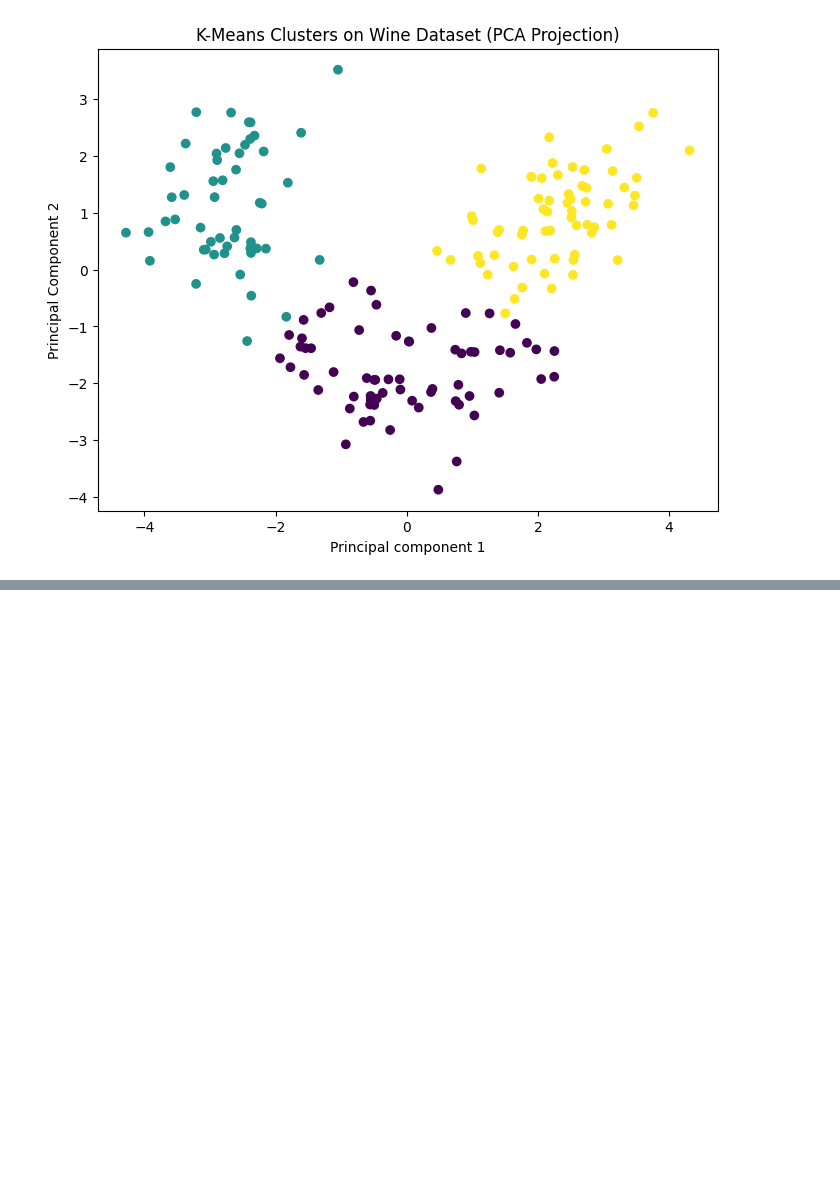
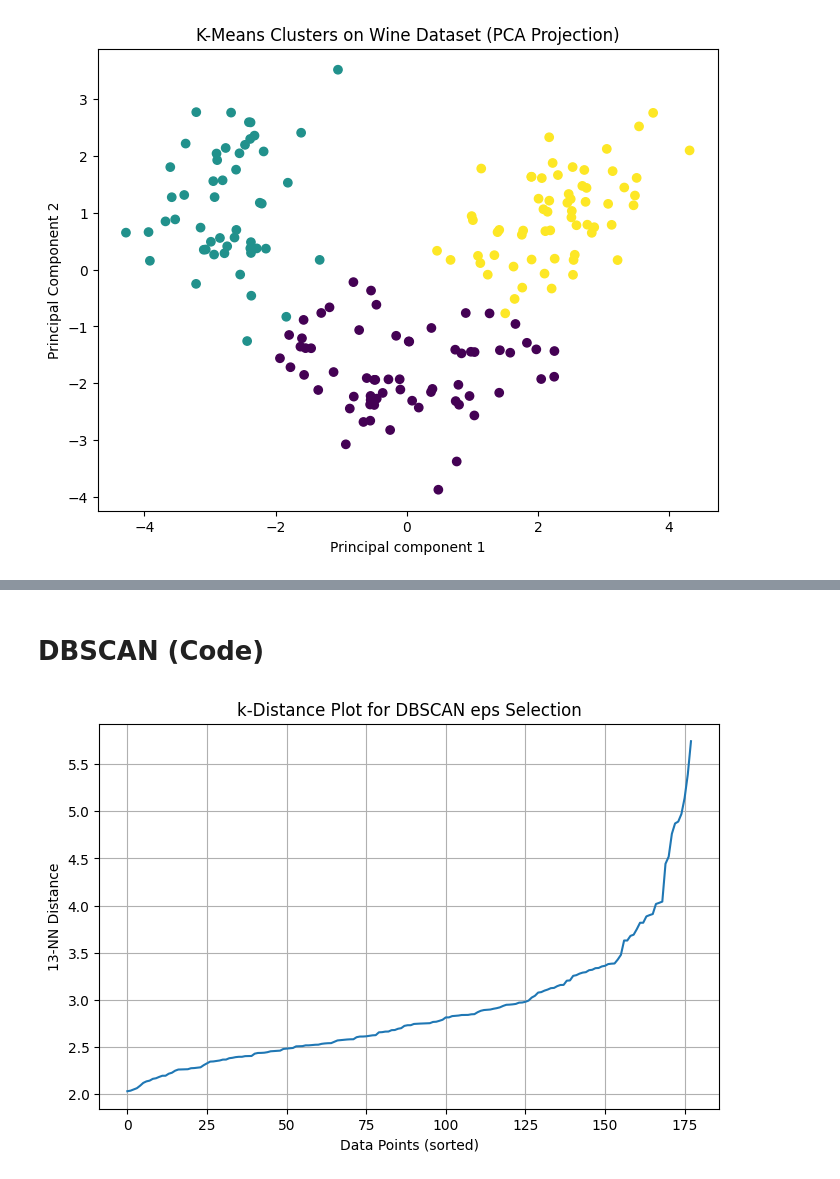
Before and after one commit to AromalDileep/traditional_ml, a Jupyter notebook: notebooks/10_unsupervised_learning.ipynb, the cells around one changed output, grey strips where cells are left out. Drawn from its saved outputs; the diff is of its cells as text; code cells hidden in the pictures; blank space fills up the shorter version.

Commit message:
DBSCAN completed

```diff
--- a/notebooks/10_unsupervised_learning.ipynb
+++ b/notebooks/10_unsupervised_learning.ipynb
@@ -767,0 +990,2 @@ plt.show()
+# %% [markdown]
+# DBSCAN (Code)
@@ -767,0 +994,36 @@ plt.show()
+# %%
+pipeline = Pipeline(
+    steps=[
+        ("scaler",StandardScaler()),
+        ("dbscan", DBSCAN())
+    ]
+)
+# %%
+from sklearn.neighbors import NearestNeighbors
+import numpy as np
+import matplotlib.pyplot as plt
+
+# Scale data explicitly for distance analysis
+X_scaled = pipeline.named_steps["scaler"].fit_transform(df)
+
+# Choose min_samples (k)
+k = 13  # number of features
+
+# Compute k-nearest neighbors distances
+neighbors = NearestNeighbors(n_neighbors=k)
+neighbors_fit = neighbors.fit(X_scaled)
+distances, indices = neighbors_fit.kneighbors(X_scaled)
+
+# Sort distances
+distances = np.sort(distances[:, -1])
+
+# Plot k-distance graph
+plt.figure(figsize=(8, 5))
+plt.plot(distances)
+plt.xlabel("Data Points (sorted)")
+plt.ylabel(f"{k}-NN Distance")
+plt.title("k-Distance Plot for DBSCAN eps Selection")
+plt.grid()
+plt.show()
+# %% [output]
+[figure, added]
```
Also changed, not shown: parts of 24 cells of this notebook, 1 other file.
